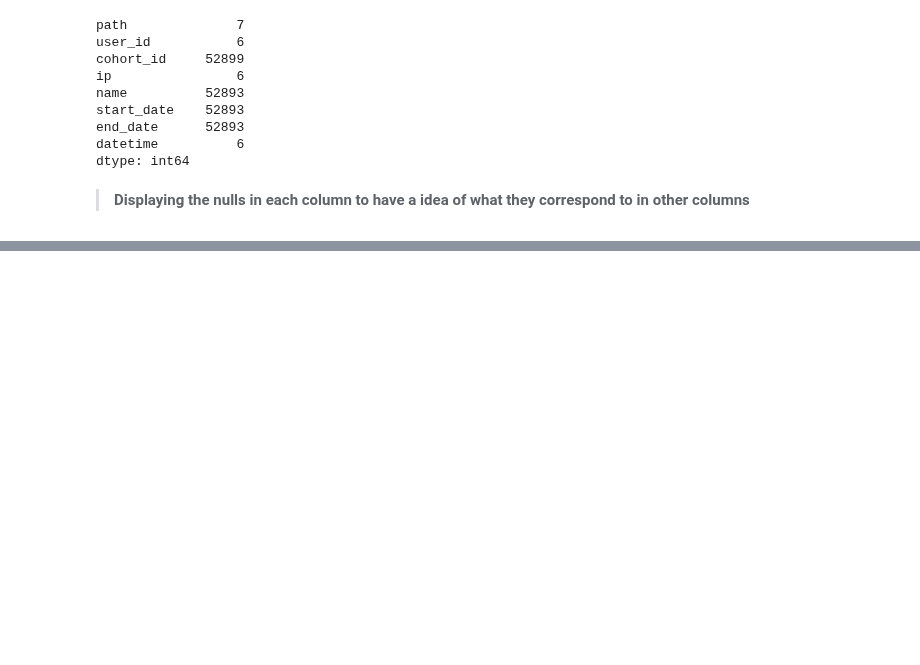
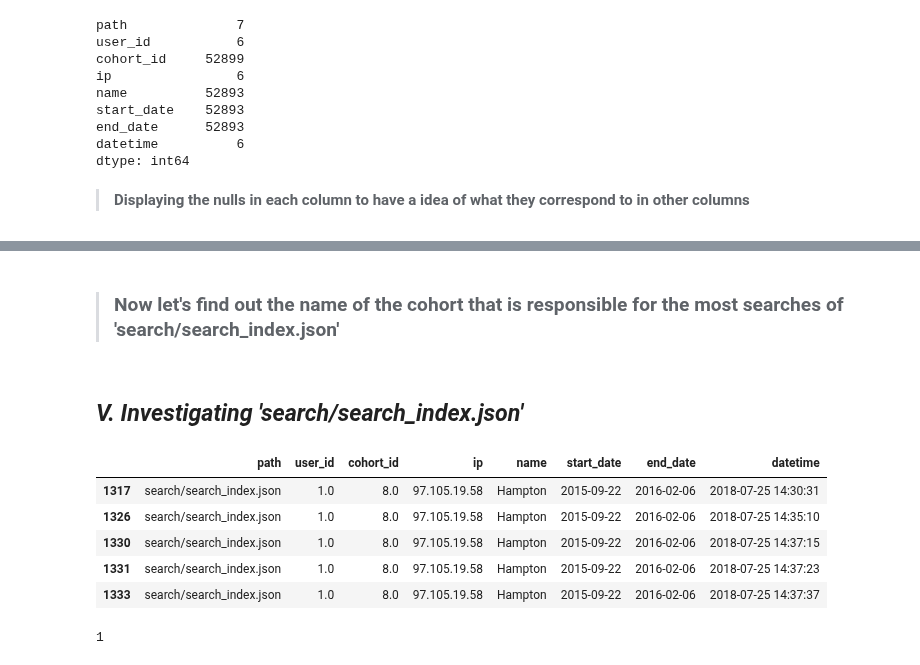
Before and after one commit to AACKV/anomaly_detection_project, a Jupyter notebook: arsenes_scratch_notebook.ipynb, the cells around one changed output, grey strips where cells are left out. Drawn from its saved outputs; the diff is of its cells as text; code cells hidden in the pictures; blank space fills up the shorter version.

```diff
--- a/arsenes_scratch_notebook.ipynb
+++ b/arsenes_scratch_notebook.ipynb
@@ -403,0 +350,22 @@ combined_df.groupby('name'== ).path.value_counts(normalize=True)
+# %% [markdown]
+>### Now let's find out the name of the cohort that is responsible for the most searches of 'search/search_index.json'
+# %% [markdown]
+## *V. Investigating 'search/search_index.json'*
+# %%
+# Creating a new dataframe that contains only paths that are 'search/search_index.json'
+
+json_search = combined_df.loc[combined_df['path'].str.contains('search/search_index.json', case=True, na=True)]
+json_search.head()
+# %% [output]
+|  | path | user_id | cohort_id | ip | name | start_date | end_date | datetime |
+| 1317 | search/search_index.json | 1.0 | 8.0 | 97.105.19.58 | Hampton | 2015-09-22 | 2016-02-06 | 2018-07-25 14:30:31 |
+| 1326 | search/search_index.json | 1.0 | 8.0 | 97.105.19.58 | Hampton | 2015-09-22 | 2016-02-06 | 2018-07-25 14:35:10 |
+| 1330 | search/search_index.json | 1.0 | 8.0 | 97.105.19.58 | Hampton | 2015-09-22 | 2016-02-06 | 2018-07-25 14:37:15 |
+| 1331 | search/search_index.json | 1.0 | 8.0 | 97.105.19.58 | Hampton | 2015-09-22 | 2016-02-06 | 2018-07-25 14:37:23 |
+| 1333 | search/search_index.json | 1.0 | 8.0 | 97.105.19.58 | Hampton | 2015-09-22 | 2016-02-06 | 2018-07-25 14:37:37 |
+# %%
+# Checking if there are substrings of 'search/search_index.json'
+
+json_search.path.nunique()
+# %% [output]
+1
```
Also changed, not shown: parts of 50 cells of this notebook.
